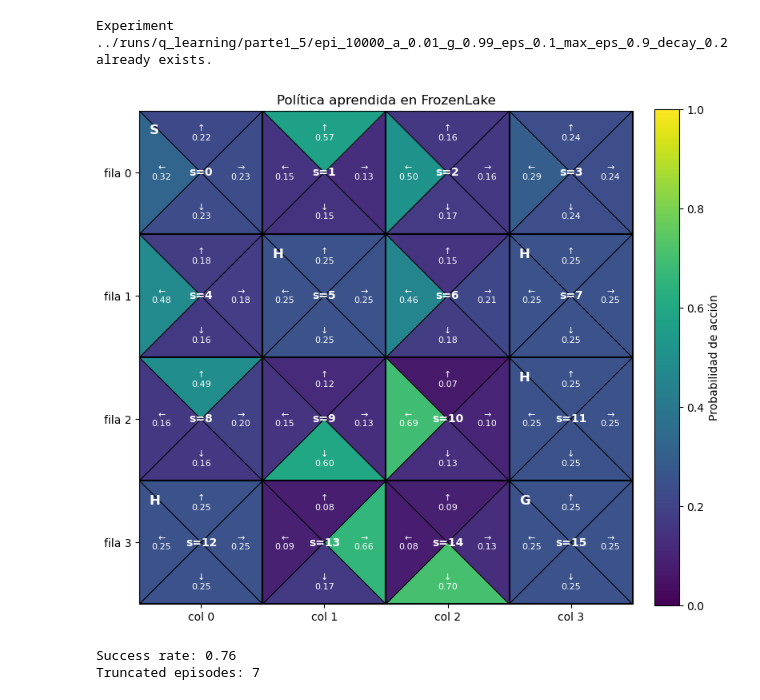
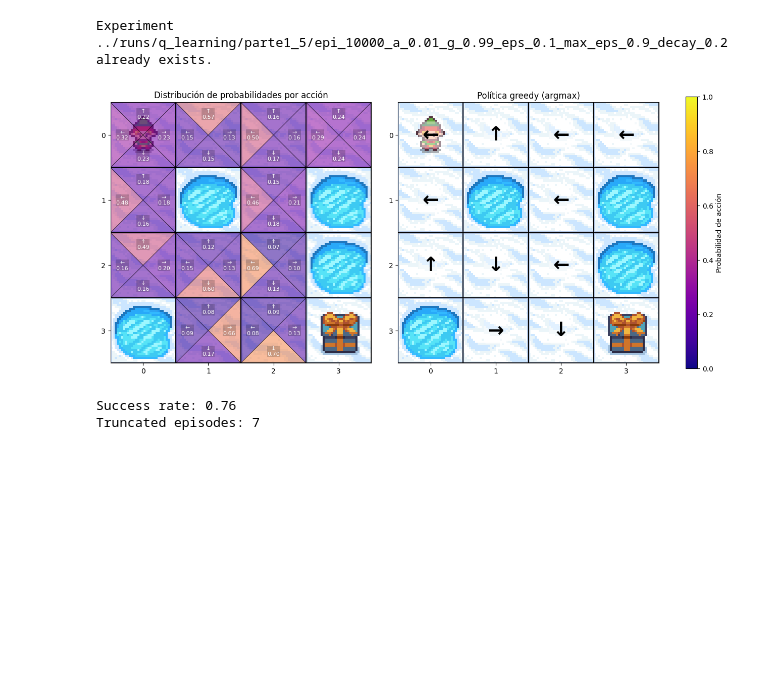
Before and after one commit to LucioLuque/RL-TP2, a Jupyter notebook: notebooks/parte2.ipynb, the cells around one changed output. Cells and saved outputs as stored; diff of their text form; code cells hidden in the pictures; blank space fills up the shorter version.

```diff
--- a/notebooks/parte2.ipynb
+++ b/notebooks/parte2.ipynb
@@ -458,11 +304,0 @@ def plot_frozenlake_policy_probs(
-# %%
-plot_frozenlake_policy_probs(
-    Q=Q,
-    env=env,
-    mode="softmax",
-    temperature=0.2,
-    save_path="../images/Q_frozenlake_policy_probs.png",
-    show_values=True
-)
-# %% [output]
-[figure, removed]
@@ -469,3 +579,25 @@ plot_frozenlake_policy_probs(
+# %%
+import gymnasium as gym
+
+env = gym.make(
+    "FrozenLake-v1",
+    render_mode="rgb_array",
+    is_slippery=True
+)
+
+state, info = env.reset()
+
+plot_frozenlake_policy_comparison(
+    Q,
+    env=env,
+    temperature=0.2,
+    save_path="../images/Q_frozen_lake.png",
+    show_prob_values=True,
+    policy_alpha=0.55,
+    skip_cell_types=("H", "G")
+)
+# %% [output]
+[figure, added]
 # %%
 experiment_folder = "parte1_5"
 
```
Also changed, not shown: parts of 11 cells of this notebook, 8 other files.
